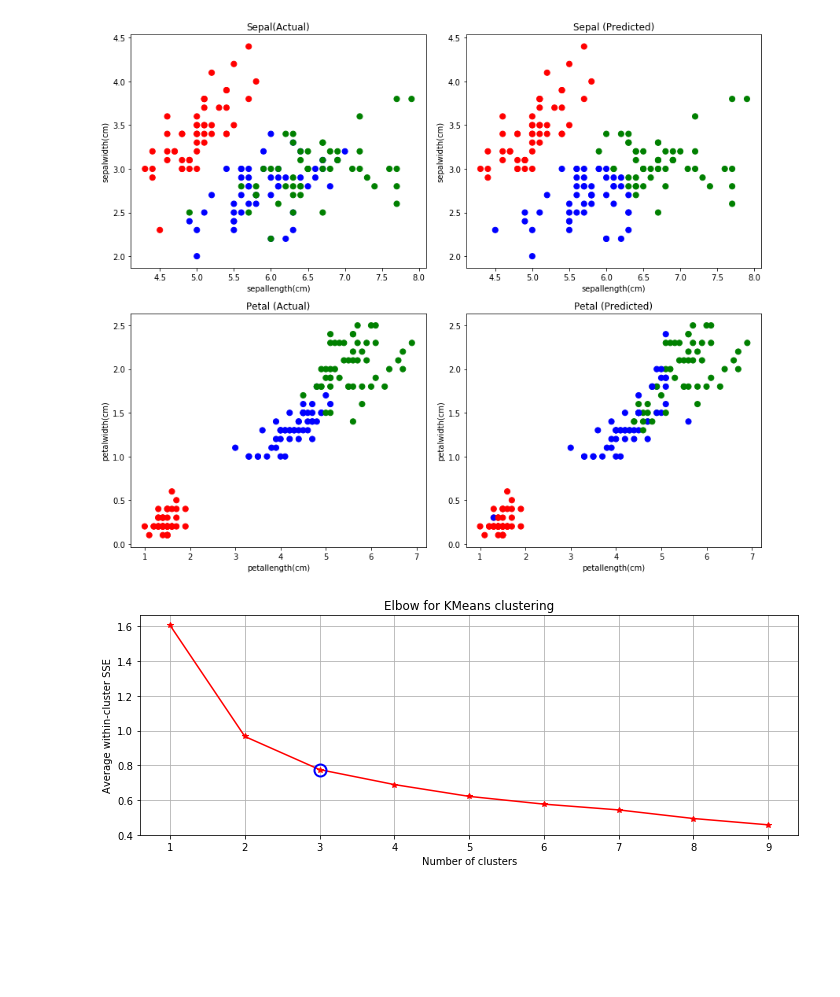
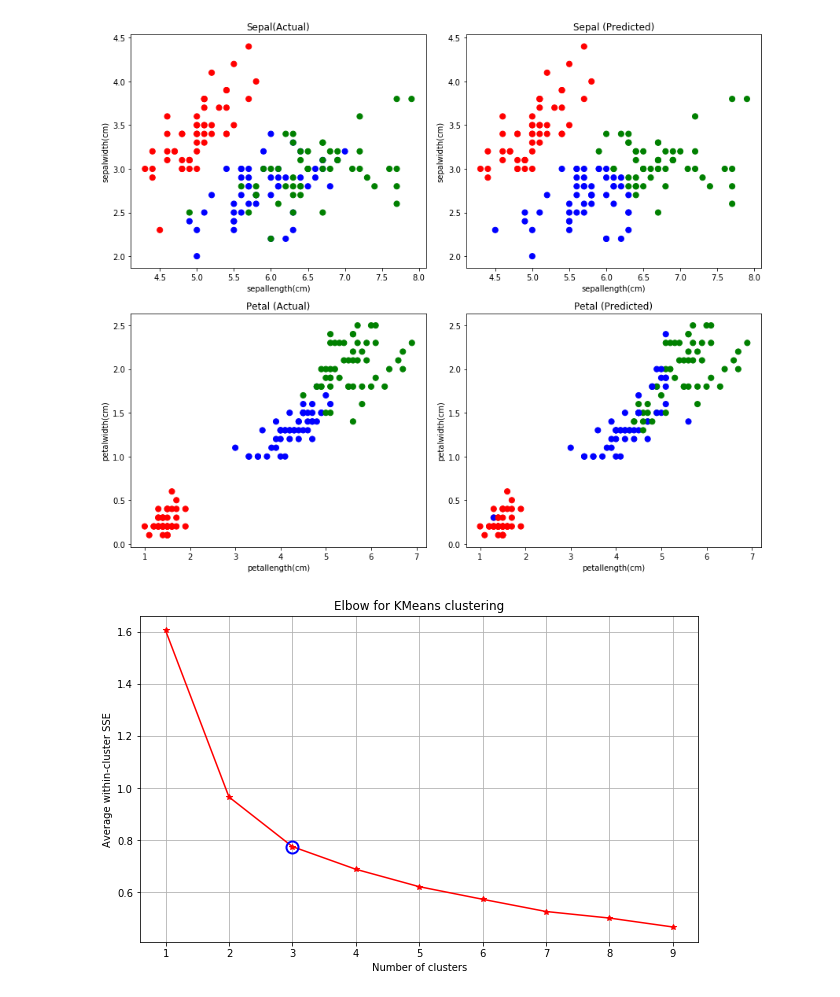
Before and after one commit to MengYao89/Data_Analysis, a Jupyter notebook: Jupyter/K-mean clustering.ipynb, the cells around one changed output. Cells and saved outputs as stored; diff of their text form; code cells hidden in the pictures; blank space fills up the shorter version.

```diff
--- a/Jupyter/K-mean clustering.ipynb
+++ b/Jupyter/K-mean clustering.ipynb
@@ -105,37 +105,33 @@ from scipy.spatial.distance import cdist, pdist
 # %%
 K = range(1, 10)
 KM = [KMeans(n_clusters=k).fit(X) for k in K]
 # KM[0], n_clusters = 1
 # KM[1], n_clusters = 2
 # KM[2], n_clusters = 3
 centroids = [k.cluster_centers_ for k in KM]
 
 D_k = [cdist(X, cent, 'euclidean') for cent in centroids]
-cIdx = [np.argmin(D, axis=1) for D in D_k]
+
 dist = [np.min(D,axis=1) for D in D_k]
+
 avgWithinSS = [sum(d)/X.shape[0] for d in dist]
 
 # Total with-in sum of square
 wcss = [sum(d**2) for d in dist]
-tss = sum(pdist(X)**2)/X.shape[0]
-bss = tss-wcss
 
-
-##### plot ###
 kIdx = 2
 
 # elbow curve
 # Set the size of the plot
-plt.figure(figsize=(10,4))
+plt.figure(figsize=(10,6))
 plt.subplot()
 plt.plot(K, avgWithinSS, 'r*-')
 plt.plot(K[kIdx], avgWithinSS[kIdx], marker='o', markersize=12,
     markeredgewidth=2, markeredgecolor='b', markerfacecolor='None')
 plt.grid(True)
 plt.xlabel('Number of clusters')
 plt.ylabel('Average within-cluster SSE')
 plt.title('Elbow for KMeans clustering')
-
-plt.tight_layout()
+plt.show()
 # %% [output]
-[figure, old version]
+[figure, new version]
```
Also changed, not shown: parts of 1 cell of this notebook.
